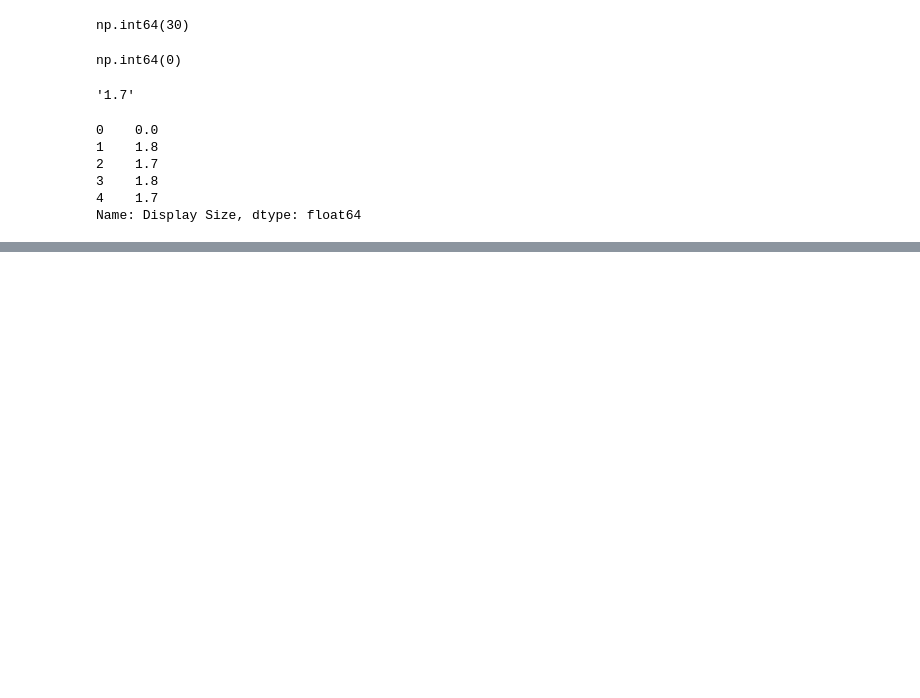
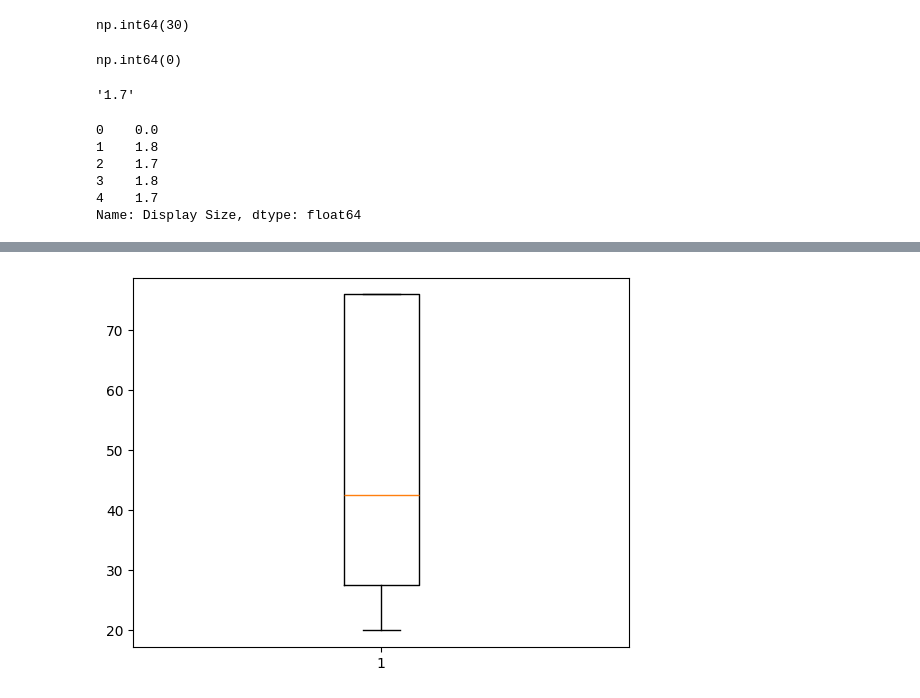
Before and after one commit to Git-of-Abdullah/smartwatch, a Jupyter notebook: Data_cleaning.ipynb, the cells around one changed output, grey strips where cells are left out. Saved outputs shown, nothing was run; the diff lists cells and outputs as text; code cells hidden in the pictures; blank space fills up the shorter version.

```diff
--- a/Data_cleaning.ipynb
+++ b/Data_cleaning.ipynb
@@ -438,0 +509,12 @@ Name: Display Size, dtype: float64
+# %%
+calc1 = (35 + 50) / 2
+calc1
+df["Weight"].replace("35 - 50 g", calc1, inplace=True)
+# %%
+df["Weight"].replace("75g +", 76, inplace=True)
+# %%
+calc2 = (50 + 75) / 2
+calc2
+df["Weight"].replace("50 - 75 g", calc2, inplace=True)
+# %%
+df["Weight"].replace("<= 20 g", 20, inplace=True)
@@ -438,0 +566,5 @@ Name: Display Size, dtype: float64
+# %%
+plt.boxplot(df["Weight"].dropna())  # drop NaNs for clean plot
+plt.show()
+# %% [output]
+[figure, added]
```
Also changed, not shown: parts of 28 cells of this notebook.
